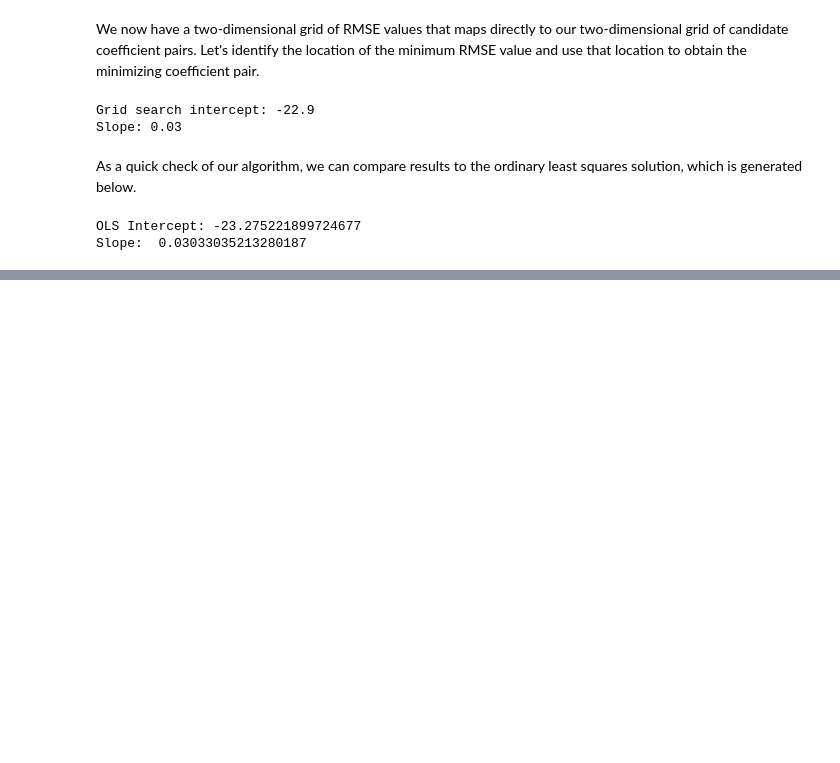
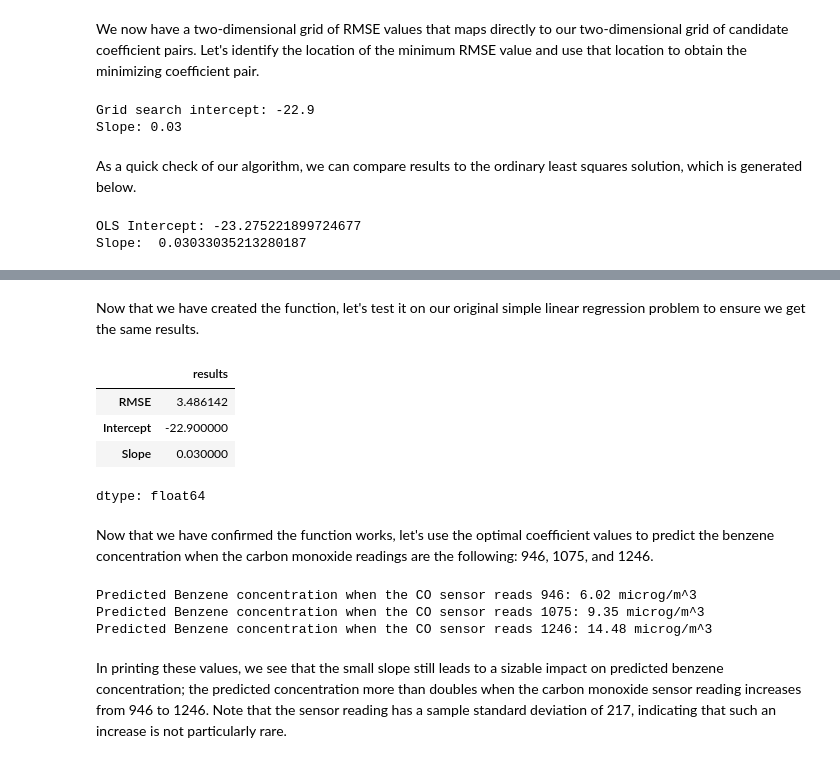
Before and after one commit to jccrews256/ST-554-Project1-Template, a Jupyter notebook: Task1/Task_1.ipynb, the cells around one changed output, grey strips where cells are left out. Saved outputs shown, nothing was run; the diff lists cells and outputs as text; code cells hidden in the pictures; blank space fills up the shorter version.

Commit message:
Adding general grid search SLR function and SLR-predicted benzene concentration

```diff
--- a/Task1/Task_1.ipynb
+++ b/Task1/Task_1.ipynb
@@ -398,7 +396,8 @@ We now have a two-dimensional grid of RMSE values that maps directly to our two-
 # Extracting the coefficient pair that minimizes RMSE
 # Note that np.unravel_index is used to reverse the flattening of the array
 # by .argmin()
-optimal_coeffs = coeff_grid[np.unravel_index(rmse_grid_2d.argmin(), rmse_grid_2d.shape)]
+optimal_coeffs = coeff_grid[np.unravel_index(rmse_grid_2d.argmin(),
+                                             rmse_grid_2d.shape)]
 
 # Printing coefficients
 print("Grid search intercept:", float(optimal_coeffs[0]), "\nSlope:",
@@ -421,0 +485,30 @@ Slope:  0.03033035213280187
+# %% [markdown]
+Now that we have created the function, let's test it on our original simple linear regression problem to ensure we get the same results.
+# %%
+# Applying function to predict C6H6_true using CO_sensor
+predictor_slr(air_quality_df.C6H6_true, air_quality_df.CO_sensor)
+# %% [output]
+|  | results |
+| RMSE | 3.486142 |
+| Intercept | -22.900000 |
+| Slope | 0.030000 |
+dtype: float64
+# %% [markdown]
+Now that we have confirmed the function works, let's use the optimal coefficient values to predict the benzene concentration when the carbon monoxide readings are the following: 946, 1075, and 1246.
+# %%
+# Printing predictions when CO_sensor is 946, 1075, and 1246
+print("Predicted Benzene concentration when the CO sensor reads 946:",
+      round(float(optimal_coeffs[0]) + round(float(optimal_coeffs[1]),2)*964, 2),
+      "microg/m^3")
+print("Predicted Benzene concentration when the CO sensor reads 1075:",
+      round(float(optimal_coeffs[0]) + round(float(optimal_coeffs[1]),2)*1075, 2),
+      "microg/m^3")
+print("Predicted Benzene concentration when the CO sensor reads 1246:",
+      round(float(optimal_coeffs[0]) + round(float(optimal_coeffs[1]),2)*1246, 2),
+      "microg/m^3")
+# %% [output]
+Predicted Benzene concentration when the CO sensor reads 946: 6.02 microg/m^3
+Predicted Benzene concentration when the CO sensor reads 1075: 9.35 microg/m^3
+Predicted Benzene concentration when the CO sensor reads 1246: 14.48 microg/m^3
+# %% [markdown]
+In printing these values, we see that the small slope still leads to a sizable impact on predicted benzene concentration; the predicted concentration more than doubles when the carbon monoxide sensor reading increases from 946 to 1246. Note that the sensor reading has a sample standard deviation of 217, indicating that such an increase is not particularly rare.
```
Also changed, not shown: parts of 7 cells of this notebook.
